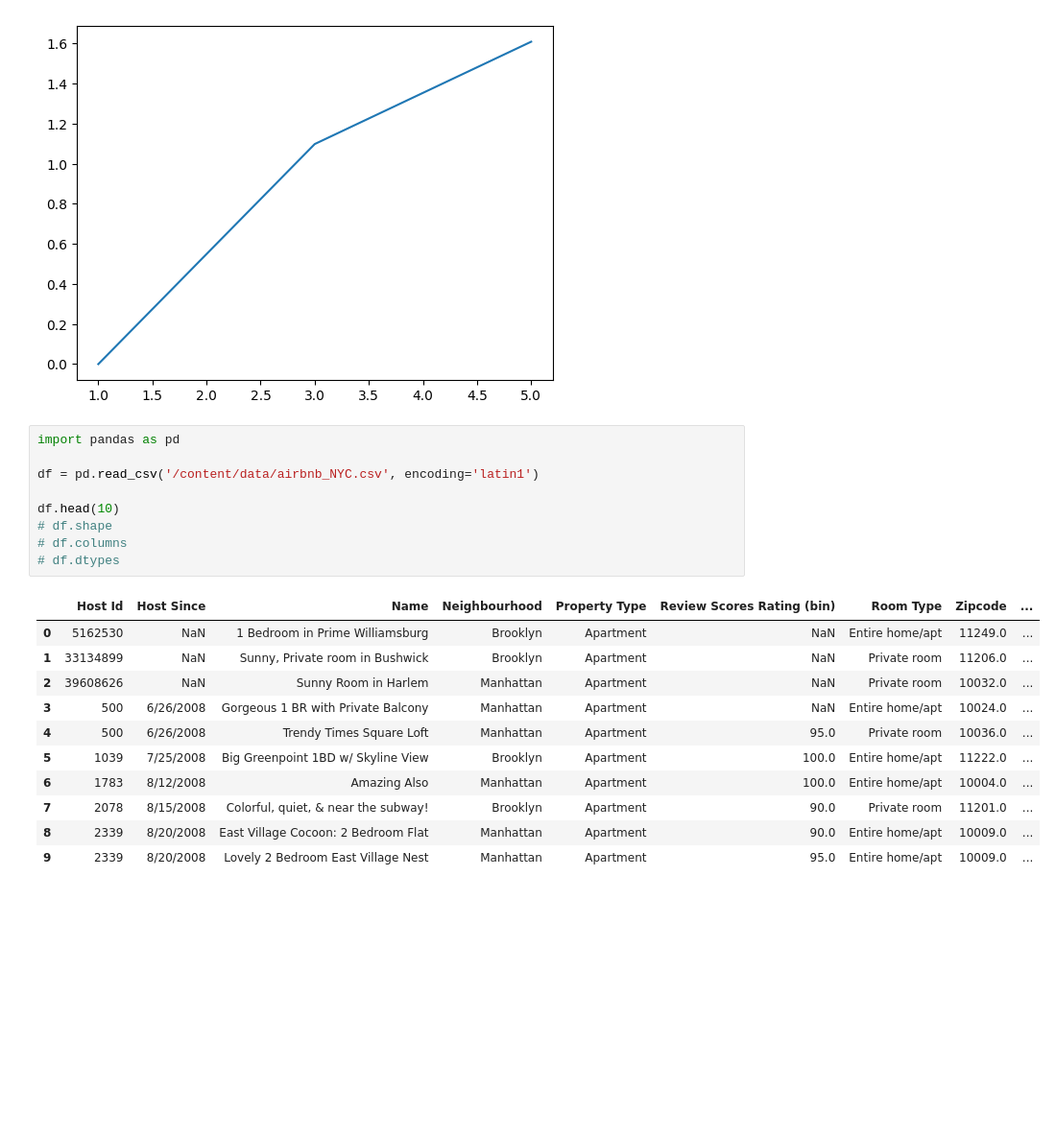
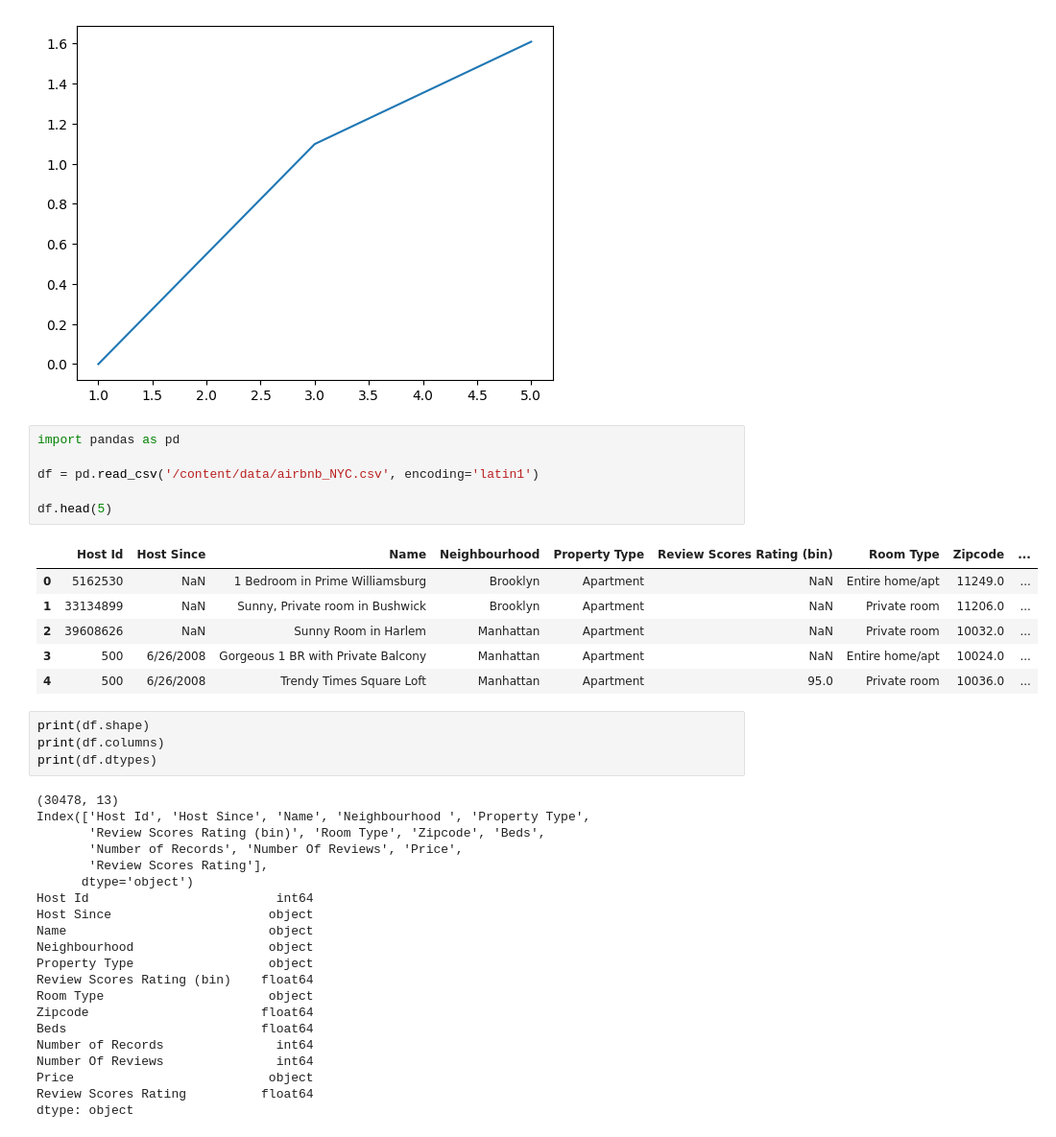
Before and after one commit to AngelikaBaloy/scratchpad, a Jupyter notebook: nb_2026_01_05.ipynb, the cells around one changed output. Shown at 96% size. Saved outputs shown, nothing was run; the diff lists cells and outputs as text; blank space fills up the shorter version.

```diff
--- a/nb_2026_01_05.ipynb
+++ b/nb_2026_01_05.ipynb
@@ -31,21 +31,38 @@ plt.show()
 # %%
 import pandas as pd
 
 df = pd.read_csv('/content/data/airbnb_NYC.csv', encoding='latin1')
 
-df.head(10)
-# df.shape
-# df.columns
-# df.dtypes
+df.head(5)
 # %% [output]
 |  | Host Id | Host Since | Name | Neighbourhood | Property Type | Review Scores Rating (bin) | Room Type | Zipcode | ... |
 | 0 | 5162530 | NaN | 1 Bedroom in Prime Williamsburg | Brooklyn | Apartment | NaN | Entire home/apt | 11249.0 | ... |
 | 1 | 33134899 | NaN | Sunny, Private room in Bushwick | Brooklyn | Apartment | NaN | Private room | 11206.0 | ... |
 | 2 | 39608626 | NaN | Sunny Room in Harlem | Manhattan | Apartment | NaN | Private room | 10032.0 | ... |
 | 3 | 500 | 6/26/2008 | Gorgeous 1 BR with Private Balcony | Manhattan | Apartment | NaN | Entire home/apt | 10024.0 | ... |
 | 4 | 500 | 6/26/2008 | Trendy Times Square Loft | Manhattan | Apartment | 95.0 | Private room | 10036.0 | ... |
-| 5 | 1039 | 7/25/2008 | Big Greenpoint 1BD w/ Skyline View | Brooklyn | Apartment | 100.0 | Entire home/apt | 11222.0 | ... |
-| 6 | 1783 | 8/12/2008 | Amazing Also | Manhattan | Apartment | 100.0 | Entire home/apt | 10004.0 | ... |
-| 7 | 2078 | 8/15/2008 | Colorful, quiet, & near the subway! | Brooklyn | Apartment | 90.0 | Private room | 11201.0 | ... |
-| 8 | 2339 | 8/20/2008 | East Village Cocoon: 2 Bedroom Flat | Manhattan | Apartment | 90.0 | Entire home/apt | 10009.0 | ... |
-| 9 | 2339 | 8/20/2008 | Lovely 2 Bedroom East Village Nest | Manhattan | Apartment | 95.0 | Entire home/apt | 10009.0 | ... |
+# %%
+print(df.shape)
+print(df.columns)
+print(df.dtypes)
+# %% [output]
+(30478, 13)
+Index(['Host Id', 'Host Since', 'Name', 'Neighbourhood ', 'Property Type',
+       'Review Scores Rating (bin)', 'Room Type', 'Zipcode', 'Beds',
+       'Number of Records', 'Number Of Reviews', 'Price',
+       'Review Scores Rating'],
+      dtype='object')
+Host Id                         int64
+Host Since                     object
+Name                           object
+Neighbourhood                  object
+Property Type                  object
+Review Scores Rating (bin)    float64
+Room Type                      object
+Zipcode                       float64
+Beds                          float64
+Number of Records               int64
+Number Of Reviews               int64
+Price                          object
+Review Scores Rating          float64
+dtype: object
```
Also changed, not shown: parts of 6 cells of this notebook.
